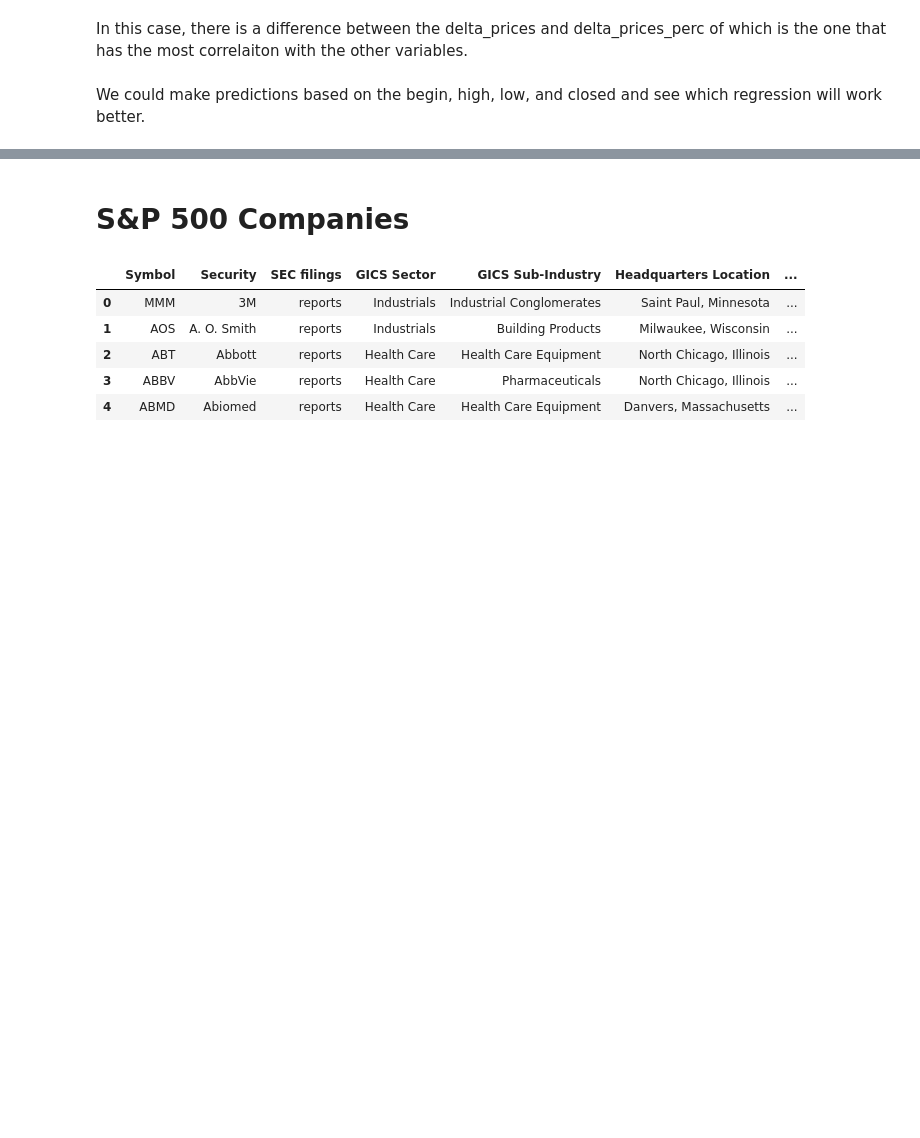
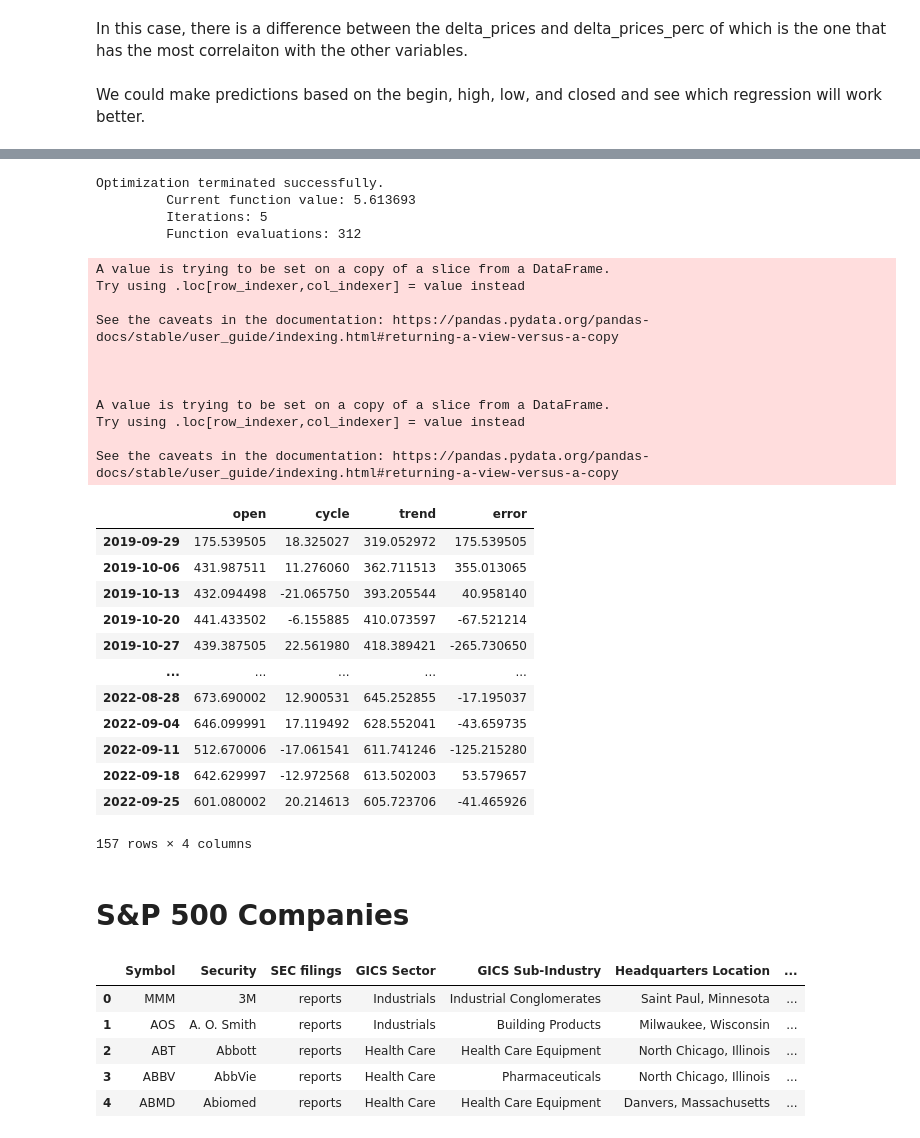
Before and after one commit to Nil-Andreu/forecasting-app, a Jupyter notebook: injestion/notebooks/01. Yahoo Finance API.ipynb, the cells around one changed output, grey strips where cells are left out. Drawn from its saved outputs; the diff is of its cells as text; code cells hidden in the pictures; blank space fills up the shorter version.

Commit message:
[NEW] Decomposition function uc

```diff
--- a/injestion/notebooks/01. Yahoo Finance API.ipynb
+++ b/injestion/notebooks/01. Yahoo Finance API.ipynb
@@ -596,3 +596,51 @@ Warnings:
+# %%
+def get_week_decomposition_uc(df_weekly, field):
+    uc = UnobservedComponents(
+        df_weekly["open"],
+        level="lltrend",
+        cycle=True,
+        stochastic_cycle=True
+    )
+
+    res_uc = uc.fit(method="powell", disp=True)
+
+    # And now we create the new decomposition dataframe
+    decomposition = df_weekly[[field]]
+    decomposition["cycle"] = res_uc.cycle.smoothed
+    decomposition["trend"] = res_uc.level.smoothed
+    decomposition["error"] = res_uc.resid
+    return decomposition
+# %%
+get_week_decomposition_uc(prices_amazon_week, "open")
+# %% [output]
+Optimization terminated successfully.
+         Current function value: 5.613693
+         Iterations: 5
+         Function evaluations: 312
+A value is trying to be set on a copy of a slice from a DataFrame.
+Try using .loc[row_indexer,col_indexer] = value instead
+
+See the caveats in the documentation: https://pandas.pydata.org/pandas-docs/stable/user_guide/indexing.html#returning-a-view-versus-a-copy
+
+
+
+A value is trying to be set on a copy of a slice from a DataFrame.
+Try using .loc[row_indexer,col_indexer] = value instead
+
+See the caveats in the documentation: https://pandas.pydata.org/pandas-docs/stable/user_guide/indexing.html#returning-a-view-versus-a-copy
+|  | open | cycle | trend | error |
+| 2019-09-29 | 175.539505 | 18.325027 | 319.052972 | 175.539505 |
+| 2019-10-06 | 431.987511 | 11.276060 | 362.711513 | 355.013065 |
+| 2019-10-13 | 432.094498 | -21.065750 | 393.205544 | 40.958140 |
+| 2019-10-20 | 441.433502 | -6.155885 | 410.073597 | -67.521214 |
+| 2019-10-27 | 439.387505 | 22.561980 | 418.389421 | -265.730650 |
+| ... | ... | ... | ... | ... |
+| 2022-08-28 | 673.690002 | 12.900531 | 645.252855 | -17.195037 |
+| 2022-09-04 | 646.099991 | 17.119492 | 628.552041 | -43.659735 |
+| 2022-09-11 | 512.670006 | -17.061541 | 611.741246 | -125.215280 |
+| 2022-09-18 | 642.629997 | -12.972568 | 613.502003 | 53.579657 |
+| 2022-09-25 | 601.080002 | 20.214613 | 605.723706 | -41.465926 |
+157 rows × 4 columns
 # %% [markdown]
 # S&P 500 Companies
 # %%
```
Also changed, not shown: parts of 22 cells of this notebook.
